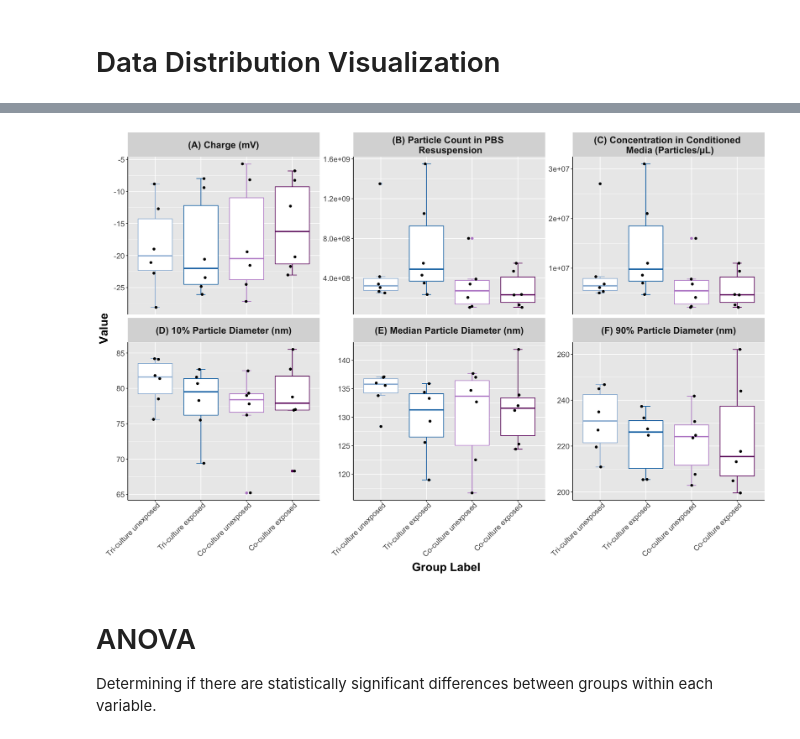
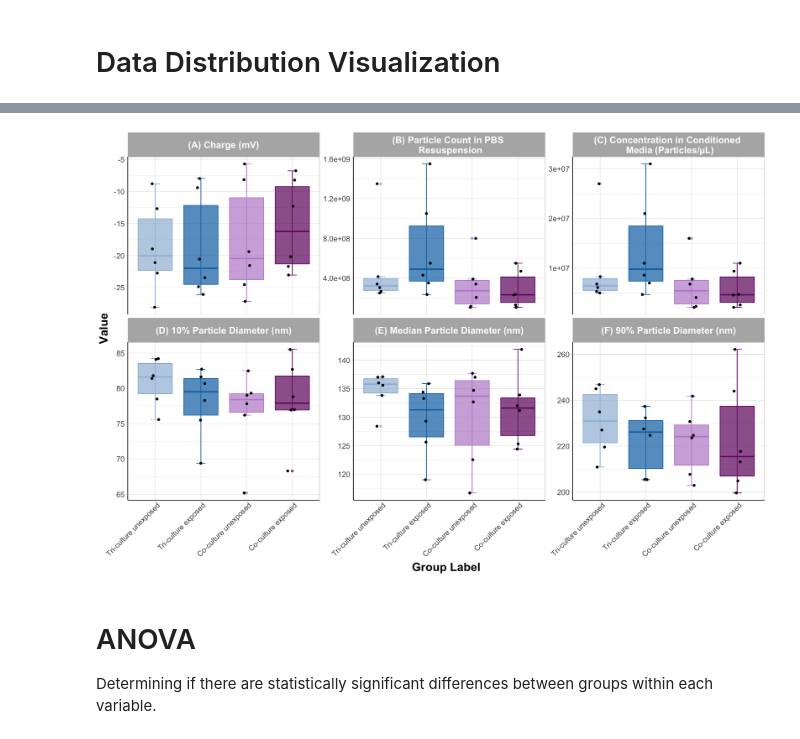
Before and after one commit to alexispayton/Wildfires-and-Extracellular-Vesicles-EVs-Woodsmoke-Alters-EV-Proteomic-Signatures-involved-in-Ext, a Jupyter notebook: 2. EV NTA Data Visualization/PDF Data Visualization.ipynb, the cells around one changed output, grey strips where cells are left out. Saved outputs shown, nothing was run; the diff lists cells and outputs as text; code cells hidden in the pictures.

```diff
--- a/2. EV NTA Data Visualization/PDF Data Visualization.ipynb
+++ b/2. EV NTA Data Visualization/PDF Data Visualization.ipynb
@@ -94,26 +54,26 @@ scale_fill_manual(values = c('#9ebcda','#0570b0','#bb8bce','#6e016b'))
 # %%
 options(repr.plot.width=15, repr.plot.height=10) #changing size
 ggplot(data = longer_pdf_data, aes(x = Group.Label, y = Value)) +
   stat_boxplot(geom = "errorbar", width = 0.2, aes(color = Group.Label)) + # changes width of whiskers
-  geom_boxplot(aes(color = Group.Label)) +
+  geom_boxplot(aes(color = Group.Label, fill = Group.Label), alpha = 0.7) +
   geom_point(position = position_jitter(w = 0.1), alpha = 1) +
 
   facet_wrap(~Variable, scales = "free_y", labeller = as_labeller(facet_names)) +
 
-  #theme_bw() +
+  theme_light() +
   theme(axis.text.x = element_text(angle = 45, hjust = 0.97), #rotating x labels/ moving x labels slightly to the left
         axis.line = element_line(colour = "black"), #making x and y axes black
         axis.text = element_text(size = 12), #changing size of x axis labels
         axis.title = element_text(face = "bold", size = rel(1.7)), #changes axis titles
         legend.position = "none",
         strip.text.x = element_text(size = 15, face = "bold"), #changes size of facet x axis
         strip.text.y = element_text(size = 15, face = "bold")) + #changes size of facet y axis
   xlab('Group Label') + ylab('Value') +
 
 scale_color_manual(values = c('#9ebcda','#0570b0','#bb8bce','#6e016b')) +
 scale_fill_manual(values = c('#9ebcda','#0570b0','#bb8bce','#6e016b'))
 # %% [output]
-[figure, old version]
+[figure, new version]
 # %% [markdown]
 # ANOVA
 
```
Also changed, not shown: parts of 2 cells of this notebook.
